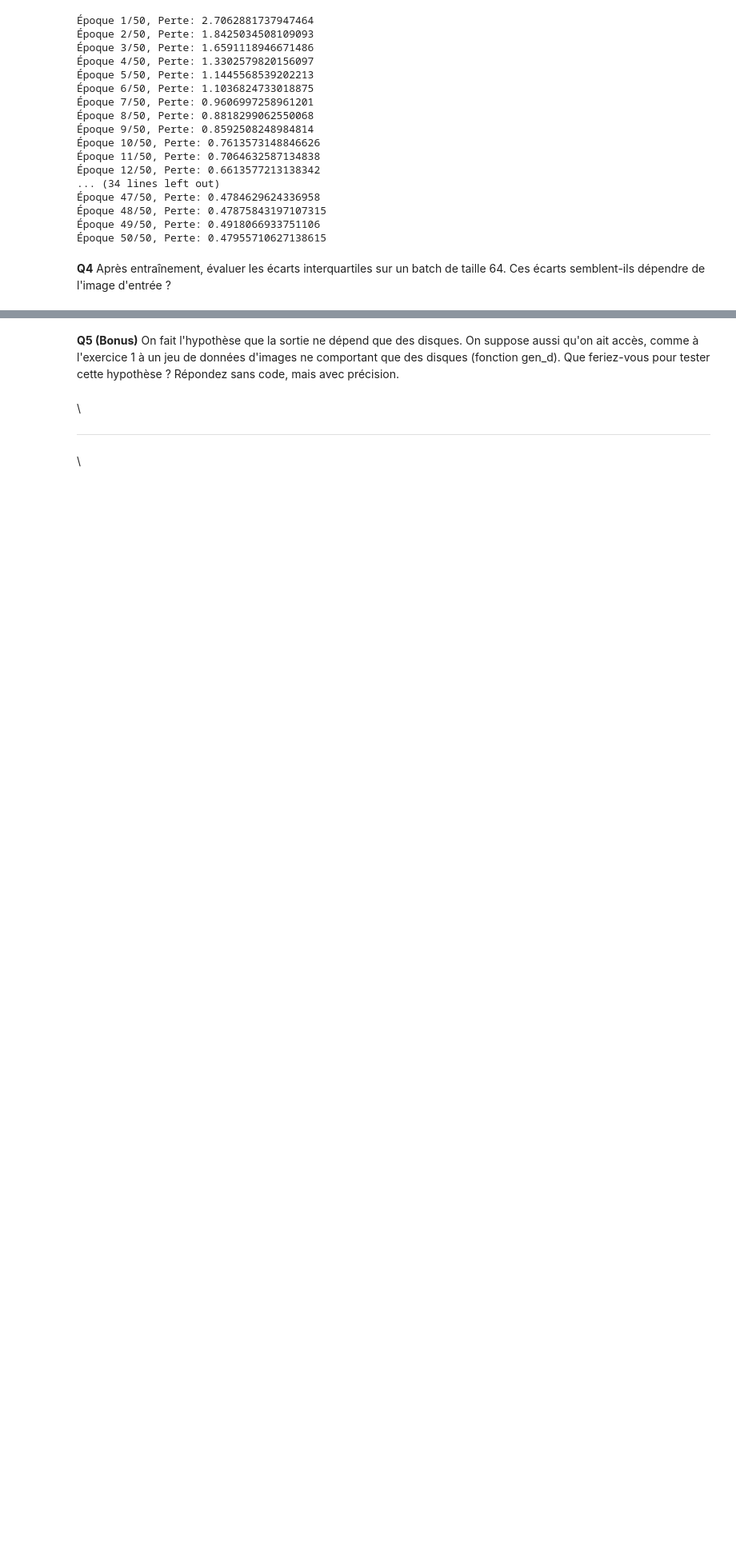
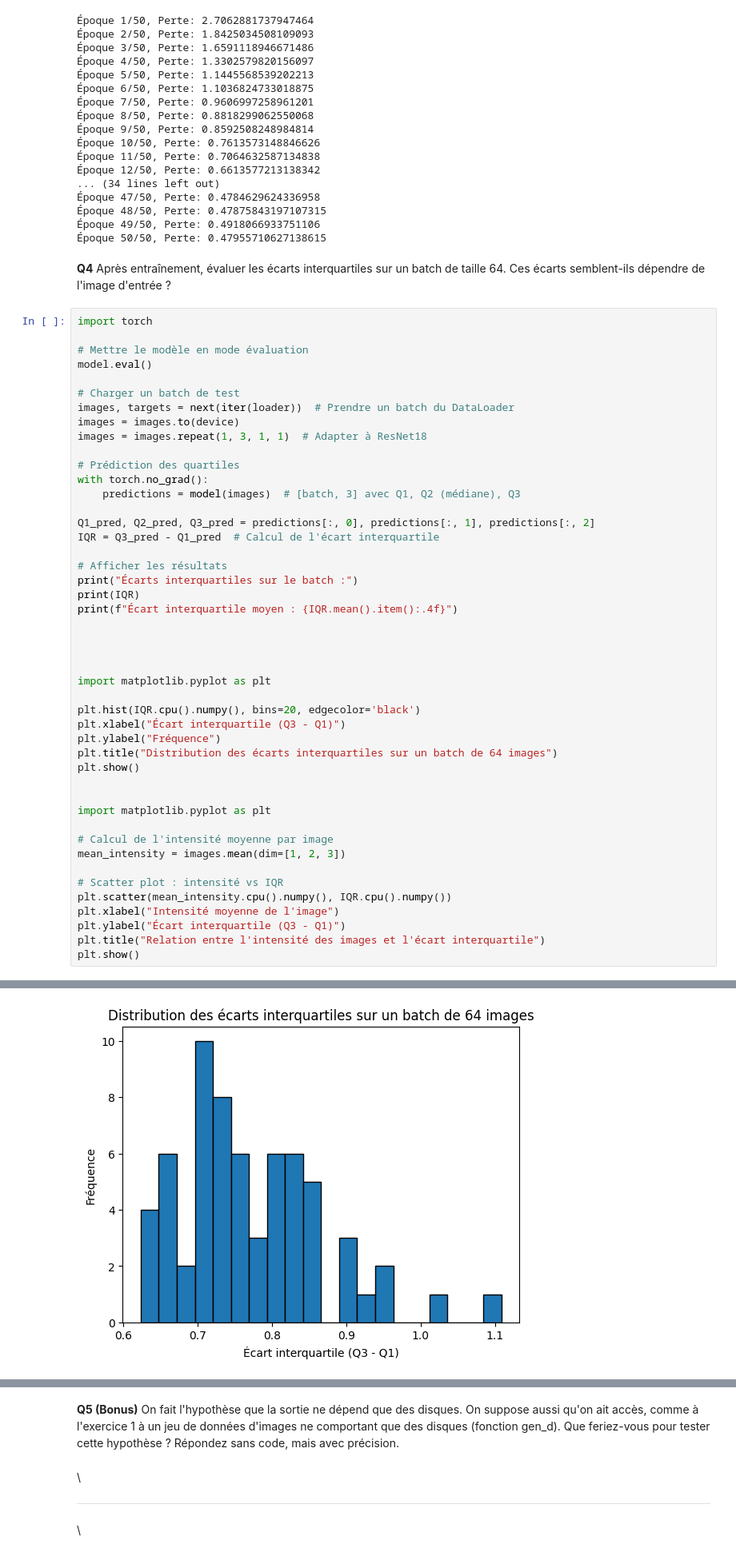
Before and after one commit to medz1966/exam_2025_session2, a Jupyter notebook: notebooks/exercices_session2.ipynb, the cells around one changed output, grey strips where cells are left out. Shown at 80% size. Cells and saved outputs as stored; diff of their text form; blank space fills up the shorter version.

```diff
--- a/notebooks/exercices_session2.ipynb
+++ b/notebooks/exercices_session2.ipynb
@@ -441,3 +398,50 @@ for epoch in range(num_epochs):
 Époque 50/50, Perte: 0.47955710627138615
 # %% [markdown]
 **Q4** Après entraînement, évaluer les écarts interquartiles sur un batch de taille 64. Ces écarts semblent-ils dépendre de l'image d'entrée ?
+# %%
+import torch
+
+# Mettre le modèle en mode évaluation
+model.eval()
+
+# Charger un batch de test
+images, targets = next(iter(loader))  # Prendre un batch du DataLoader
+images = images.to(device)
+images = images.repeat(1, 3, 1, 1)  # Adapter à ResNet18
+
+# Prédiction des quartiles
+with torch.no_grad():
+    predictions = model(images)  # [batch, 3] avec Q1, Q2 (médiane), Q3
+
+Q1_pred, Q2_pred, Q3_pred = predictions[:, 0], predictions[:, 1], predictions[:, 2]
+IQR = Q3_pred - Q1_pred  # Calcul de l'écart interquartile
+
+# Afficher les résultats
+print("Écarts interquartiles sur le batch :")
+print(IQR)
+print(f"Écart interquartile moyen : {IQR.mean().item():.4f}")
+
+
+
+
+import matplotlib.pyplot as plt
+
+plt.hist(IQR.cpu().numpy(), bins=20, edgecolor='black')
+plt.xlabel("Écart interquartile (Q3 - Q1)")
+plt.ylabel("Fréquence")
+plt.title("Distribution des écarts interquartiles sur un batch de 64 images")
+plt.show()
+
+
+import matplotlib.pyplot as plt
+
+# Calcul de l'intensité moyenne par image
+mean_intensity = images.mean(dim=[1, 2, 3])
+
+# Scatter plot : intensité vs IQR
+plt.scatter(mean_intensity.cpu().numpy(), IQR.cpu().numpy())
+plt.xlabel("Intensité moyenne de l'image")
+plt.ylabel("Écart interquartile (Q3 - Q1)")
+plt.title("Relation entre l'intensité des images et l'écart interquartile")
+plt.show()
+# %% [output]
@@ -443,0 +458 @@ for epoch in range(num_epochs):
+[figure, added]
```
Also changed, not shown: parts of 10 cells of this notebook.
